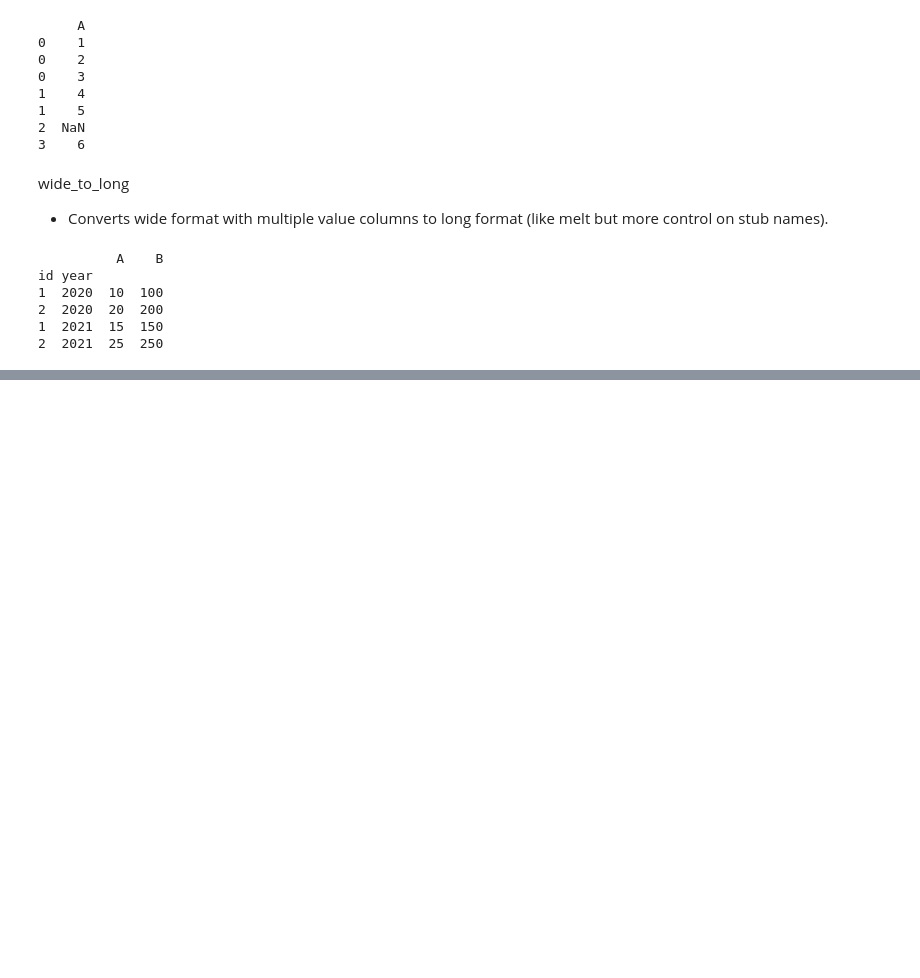
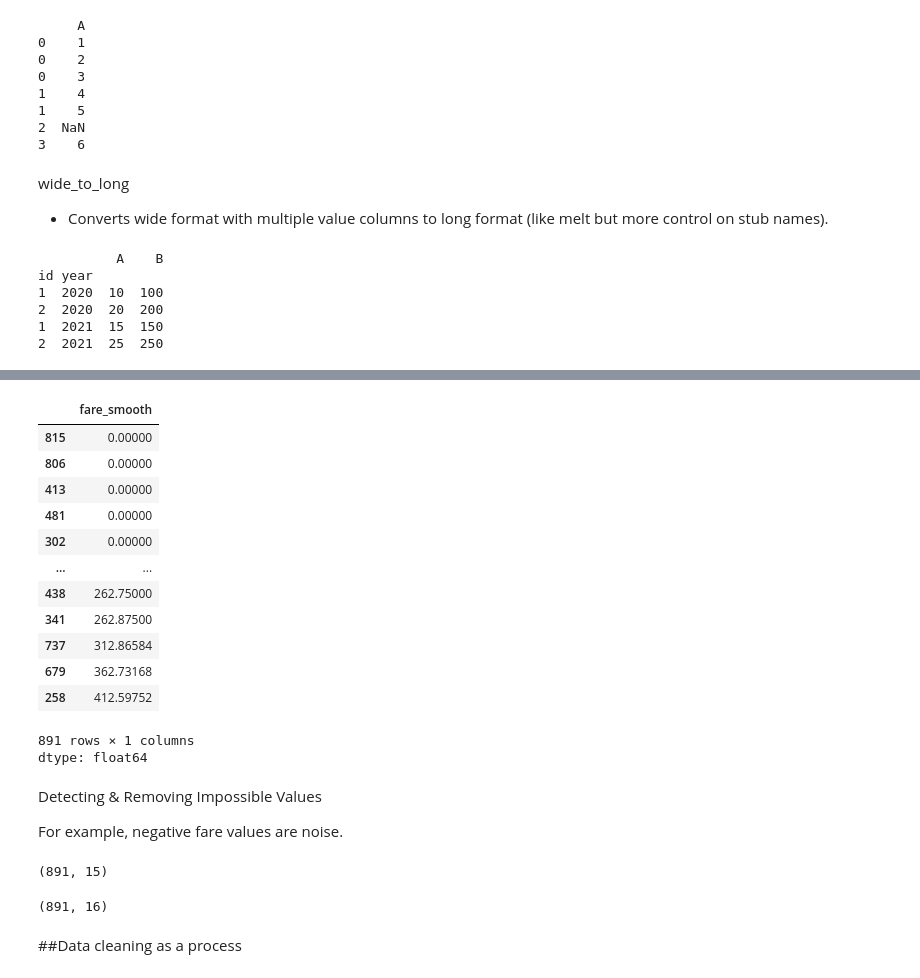
Before and after one commit to Sibitenda/BAchelors_CS, a Jupyter notebook: Data Mining and BI/week2_preparations/Exploration.ipynb, the cells around one changed output, grey strips where cells are left out. Saved outputs shown, nothing was run; the diff lists cells and outputs as text; code cells hidden in the pictures; blank space fills up the shorter version.

```diff
--- a/Data Mining and BI/week2_preparations/Exploration.ipynb
+++ b/Data Mining and BI/week2_preparations/Exploration.ipynb
@@ -433,0 +529,27 @@ id year
+# %%
+# Sort by fare for consistent smoothing
+titanic = titanic.sort_values('fare')
+
+# Apply smoothing with rolling mean
+titanic['fare_smooth'] = titanic['fare'].rolling(window=5, min_periods=1).mean()
+# %%
+titanic['fare_smooth']
+# %% [output]
+|  | fare_smooth |
+| 815 | 0.00000 |
+| 806 | 0.00000 |
+| 413 | 0.00000 |
+| 481 | 0.00000 |
+| 302 | 0.00000 |
+| ... | ... |
+| 438 | 262.75000 |
+| 341 | 262.87500 |
+| 737 | 312.86584 |
+| 679 | 362.73168 |
+| 258 | 412.59752 |
+891 rows × 1 columns
+dtype: float64
+# %% [markdown]
+Detecting & Removing Impossible Values
+
+For example, negative fare values are noise.
@@ -433,0 +562,10 @@ id year
+# %%
+titanic2.shape
+# %% [output]
+(891, 15)
+# %%
+titanic.shape
+# %% [output]
+(891, 16)
+# %% [markdown]
+##Data cleaning as a process
```
Also changed, not shown: parts of 30 cells of this notebook.
